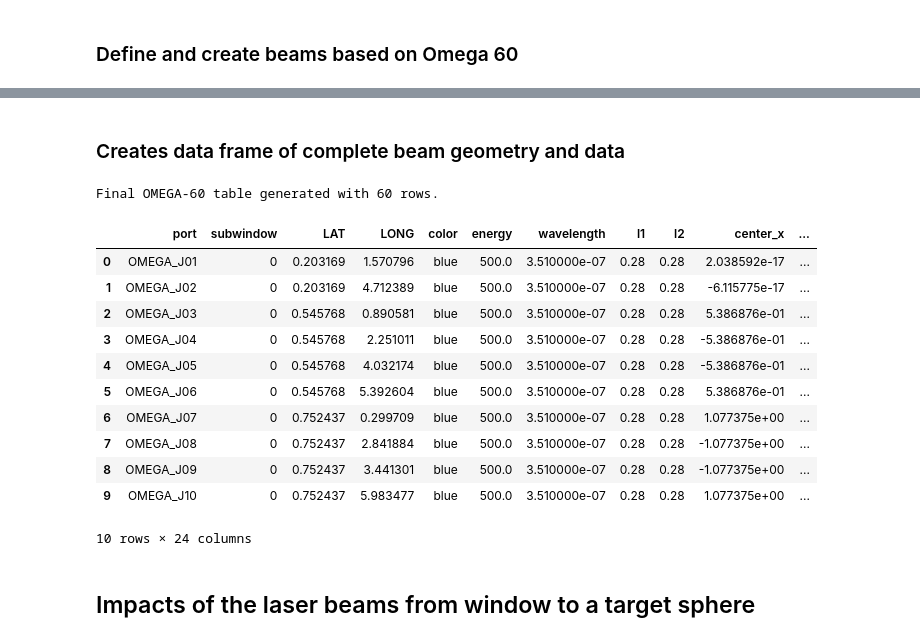
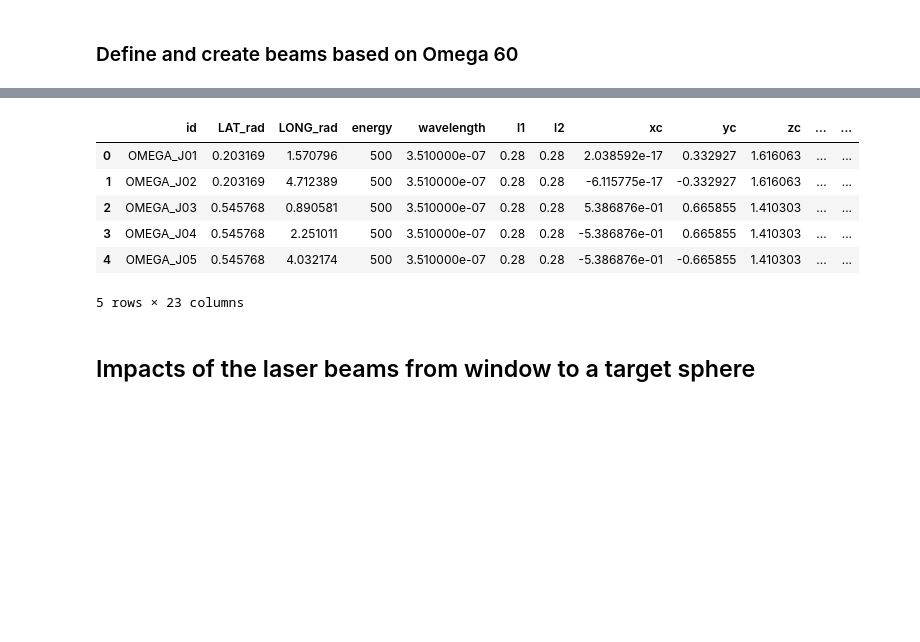
Before and after one commit to clarajdr/Omega60-DD-ICF-simulation, a Jupyter notebook: samplerays.ipynb, the cells around one changed output, grey strips where cells are left out. Saved outputs shown, nothing was run; the diff lists cells and outputs as text; code cells hidden in the pictures; blank space fills up the shorter version.

```diff
--- a/samplerays.ipynb
+++ b/samplerays.ipynb
@@ -172,27 +126,22 @@ df_omega.head()
-# %% [markdown]
-### Creates data frame of complete beam geometry and data
-# %%
-df_omega_final = sampler.get_final_beam_geometry(df_omega)
-
-# 3. Affichage du résultat
-print(f"Final OMEGA-60 table generated with {len(df_omega_final)} rows.")
-
-# Visualisation des 10 premières lignes pour vérifier les colonnes _x, _y, _z
-df_omega_final.head(10)
-# %% [output]
-Final OMEGA-60 table generated with 60 rows.
-|  | port | subwindow | LAT | LONG | color | energy | wavelength | l1 | l2 | center_x | ... |
-| 0 | OMEGA_J01 | 0 | 0.203169 | 1.570796 | blue | 500.0 | 3.510000e-07 | 0.28 | 0.28 | 2.038592e-17 | ... |
-| 1 | OMEGA_J02 | 0 | 0.203169 | 4.712389 | blue | 500.0 | 3.510000e-07 | 0.28 | 0.28 | -6.115775e-17 | ... |
-| 2 | OMEGA_J03 | 0 | 0.545768 | 0.890581 | blue | 500.0 | 3.510000e-07 | 0.28 | 0.28 | 5.386876e-01 | ... |
-| 3 | OMEGA_J04 | 0 | 0.545768 | 2.251011 | blue | 500.0 | 3.510000e-07 | 0.28 | 0.28 | -5.386876e-01 | ... |
-| 4 | OMEGA_J05 | 0 | 0.545768 | 4.032174 | blue | 500.0 | 3.510000e-07 | 0.28 | 0.28 | -5.386876e-01 | ... |
-| 5 | OMEGA_J06 | 0 | 0.545768 | 5.392604 | blue | 500.0 | 3.510000e-07 | 0.28 | 0.28 | 5.386876e-01 | ... |
-| 6 | OMEGA_J07 | 0 | 0.752437 | 0.299709 | blue | 500.0 | 3.510000e-07 | 0.28 | 0.28 | 1.077375e+00 | ... |
-| 7 | OMEGA_J08 | 0 | 0.752437 | 2.841884 | blue | 500.0 | 3.510000e-07 | 0.28 | 0.28 | -1.077375e+00 | ... |
-| 8 | OMEGA_J09 | 0 | 0.752437 | 3.441301 | blue | 500.0 | 3.510000e-07 | 0.28 | 0.28 | -1.077375e+00 | ... |
-| 9 | OMEGA_J10 | 0 | 0.752437 | 5.983477 | blue | 500.0 | 3.510000e-07 | 0.28 | 0.28 | 1.077375e+00 | ... |
-10 rows × 24 columns
+# %%
+# =====================================================
+# Chargement de la configuration Master
+# =====================================================
+
+# On utilise le module beams pour lire et VALIDER le fichier excel
+# que tu as créé dans ton notebook "parameters"
+df_omega = rwbeams.read_beams("omega60_master_config.xlsx")
+
+
+df_omega.head()
+# %% [output]
+|  | id | LAT_rad | LONG_rad | energy | wavelength | l1 | l2 | xc | yc | zc | ... | ... |
+| 0 | OMEGA_J01 | 0.203169 | 1.570796 | 500 | 3.510000e-07 | 0.28 | 0.28 | 2.038592e-17 | 0.332927 | 1.616063 | ... | ... |
+| 1 | OMEGA_J02 | 0.203169 | 4.712389 | 500 | 3.510000e-07 | 0.28 | 0.28 | -6.115775e-17 | -0.332927 | 1.616063 | ... | ... |
+| 2 | OMEGA_J03 | 0.545768 | 0.890581 | 500 | 3.510000e-07 | 0.28 | 0.28 | 5.386876e-01 | 0.665855 | 1.410303 | ... | ... |
+| 3 | OMEGA_J04 | 0.545768 | 2.251011 | 500 | 3.510000e-07 | 0.28 | 0.28 | -5.386876e-01 | 0.665855 | 1.410303 | ... | ... |
+| 4 | OMEGA_J05 | 0.545768 | 4.032174 | 500 | 3.510000e-07 | 0.28 | 0.28 | -5.386876e-01 | -0.665855 | 1.410303 | ... | ... |
+5 rows × 23 columns
 # %% [markdown]
 ## Impacts of the laser beams from window to a target sphere
 # %% [markdown]
```
Also changed, not shown: parts of 47 cells of this notebook, 12 other files.
